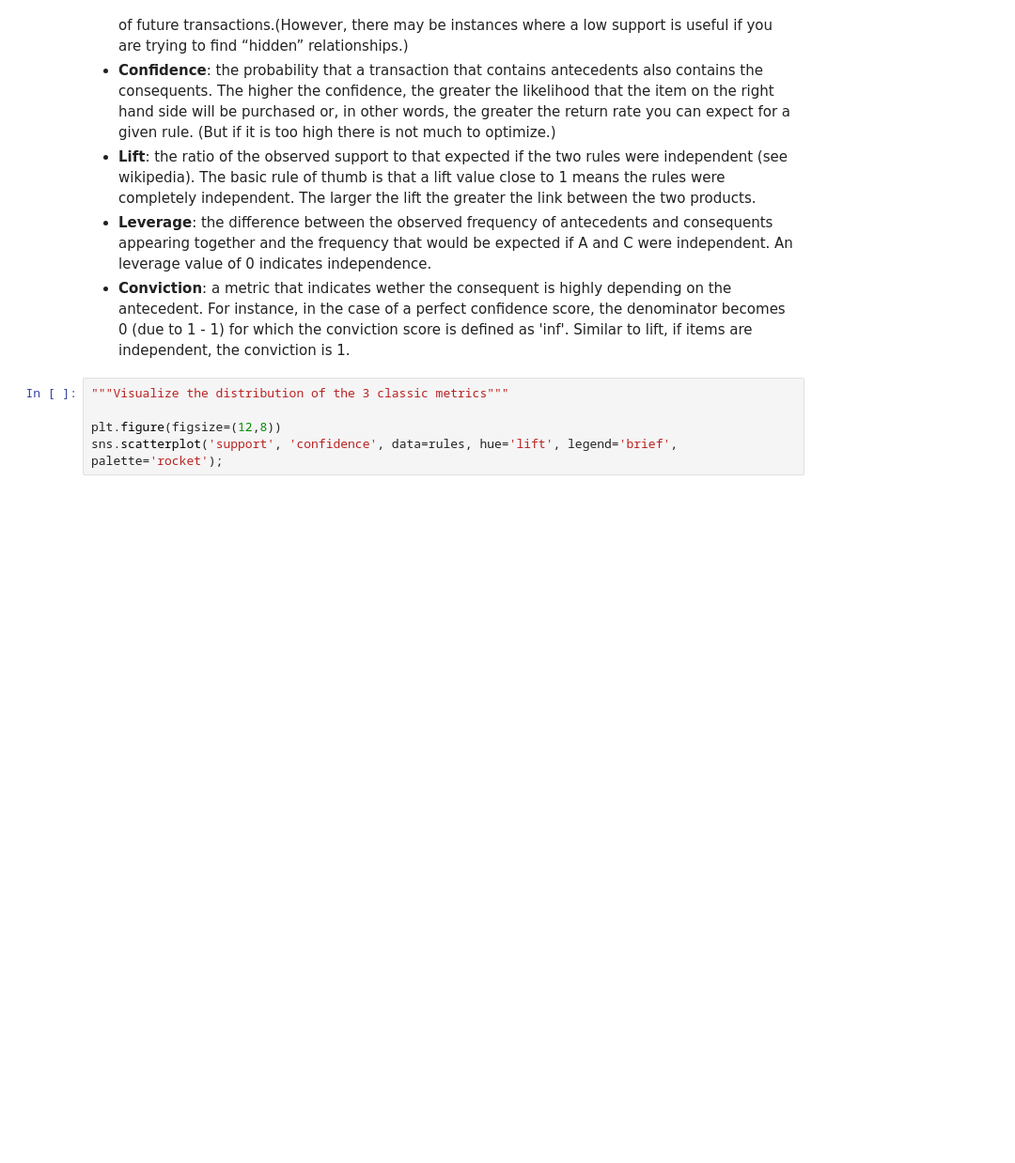
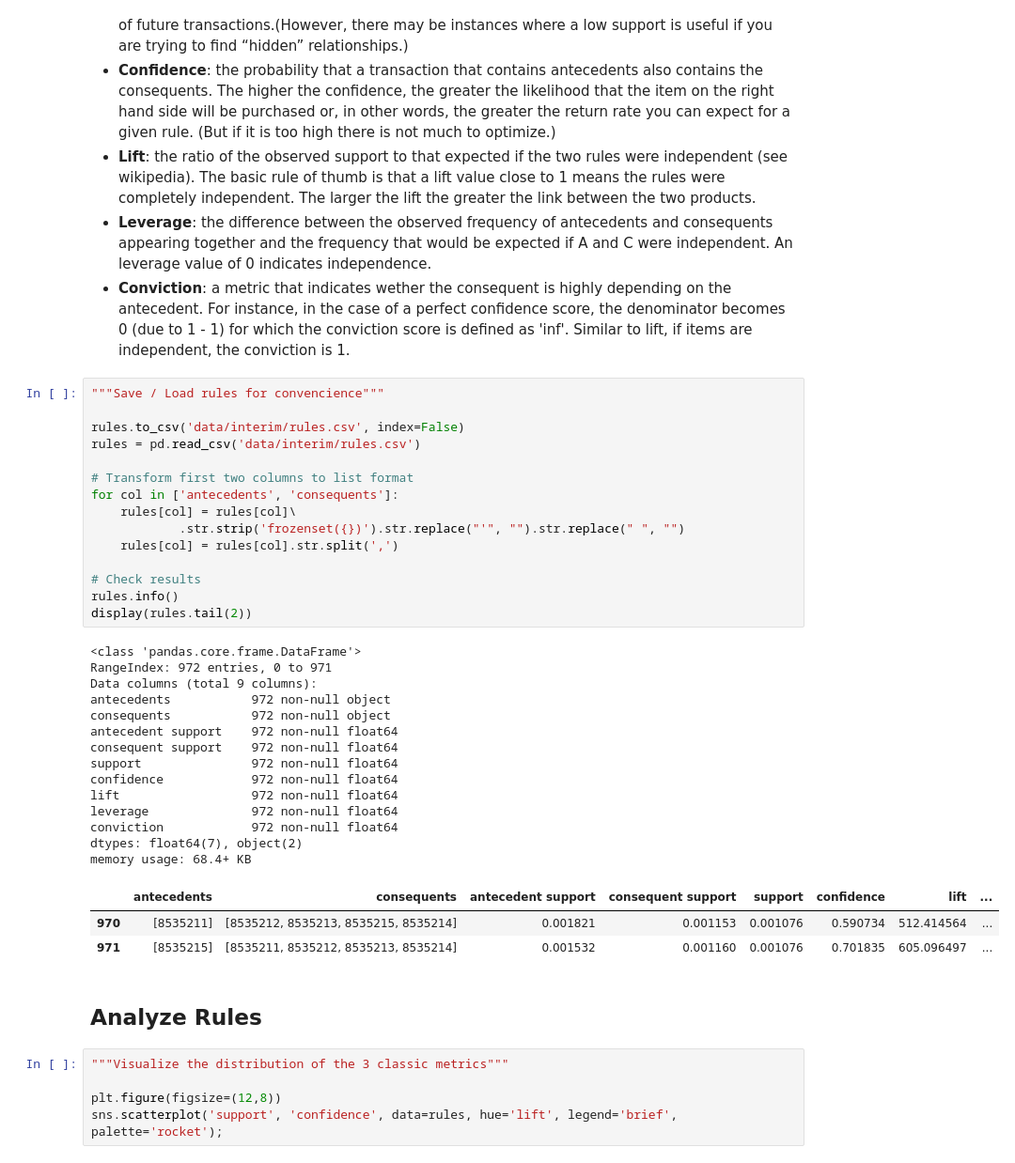
Before and after one commit to rbuerki/projects-ml, a Jupyter notebook: association_rules_mining/2-Association-Rules_apriori_with_MLxtend_library.ipynb, the cells around one changed output. Shown at 94% size. Drawn from its saved outputs; the diff is of its cells as text; blank space fills up the shorter version.

```diff
--- a/association_rules_mining/2-Association-Rules_apriori_with_MLxtend_library.ipynb
+++ b/association_rules_mining/2-Association-Rules_apriori_with_MLxtend_library.ipynb
@@ -340,6 +341,41 @@ Metrics recap:
 - **Lift**: the ratio of the observed support to that expected if the two rules were independent (see wikipedia). The basic rule of thumb is that a lift value close to 1 means the rules were completely independent. The larger the lift the greater the link between the two products.
 - **Leverage**: the difference between the observed frequency of antecedents and consequents appearing together and the frequency that would be expected if A and C were independent. An leverage value of 0 indicates independence.
 - **Conviction**: a metric that indicates wether the consequent is highly depending on the antecedent. For instance, in the case of a perfect confidence score, the denominator becomes 0 (due to 1 - 1) for which the conviction score is defined as 'inf'. Similar to lift, if items are independent, the conviction is 1.
+# %%
+"""Save / Load rules for convencience"""
+
+rules.to_csv('data/interim/rules.csv', index=False)
+rules = pd.read_csv('data/interim/rules.csv')
+
+# Transform first two columns to list format
+for col in ['antecedents', 'consequents']:
+    rules[col] = rules[col]\
+            .str.strip('frozenset({})').str.replace("'", "").str.replace(" ", "")
+    rules[col] = rules[col].str.split(',')
+
+# Check results
+rules.info()
+display(rules.tail(2))
+# %% [output]
+<class 'pandas.core.frame.DataFrame'>
+RangeIndex: 972 entries, 0 to 971
+Data columns (total 9 columns):
+antecedents           972 non-null object
+consequents           972 non-null object
+antecedent support    972 non-null float64
+consequent support    972 non-null float64
+support               972 non-null float64
+confidence            972 non-null float64
+lift                  972 non-null float64
+leverage              972 non-null float64
+conviction            972 non-null float64
+dtypes: float64(7), object(2)
+memory usage: 68.4+ KB
+|  | antecedents | consequents | antecedent support | consequent support | support | confidence | lift | ... |
+| 970 | [8535211] | [8535212, 8535213, 8535215, 8535214] | 0.001821 | 0.001153 | 0.001076 | 0.590734 | 512.414564 | ... |
+| 971 | [8535215] | [8535211, 8535212, 8535213, 8535214] | 0.001532 | 0.001160 | 0.001076 | 0.701835 | 605.096497 | ... |
+# %% [markdown]
+## Analyze Rules
 # %%
 """Visualize the distribution of the 3 classic metrics"""
 
```
Also changed, not shown: parts of 7 cells of this notebook.
